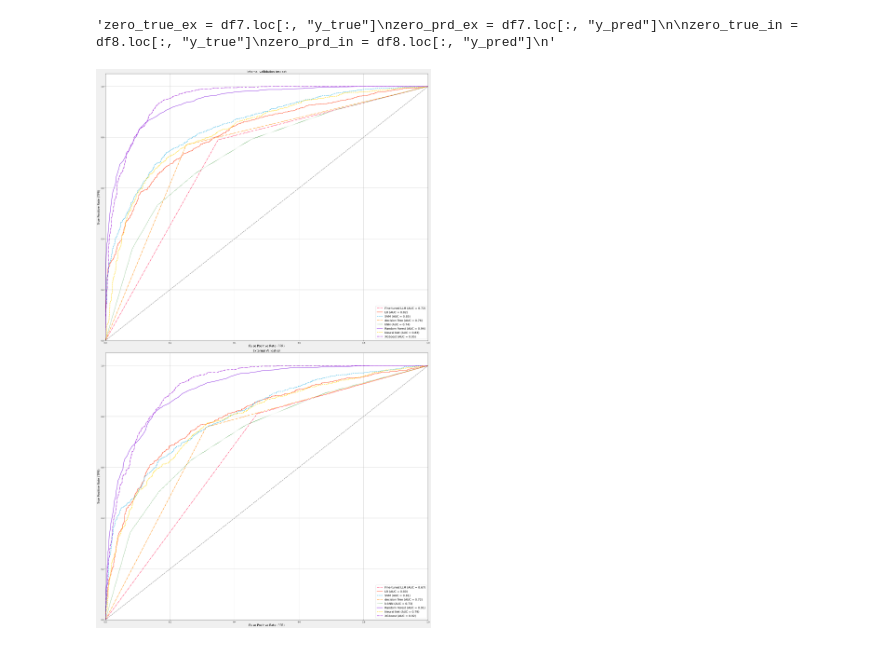
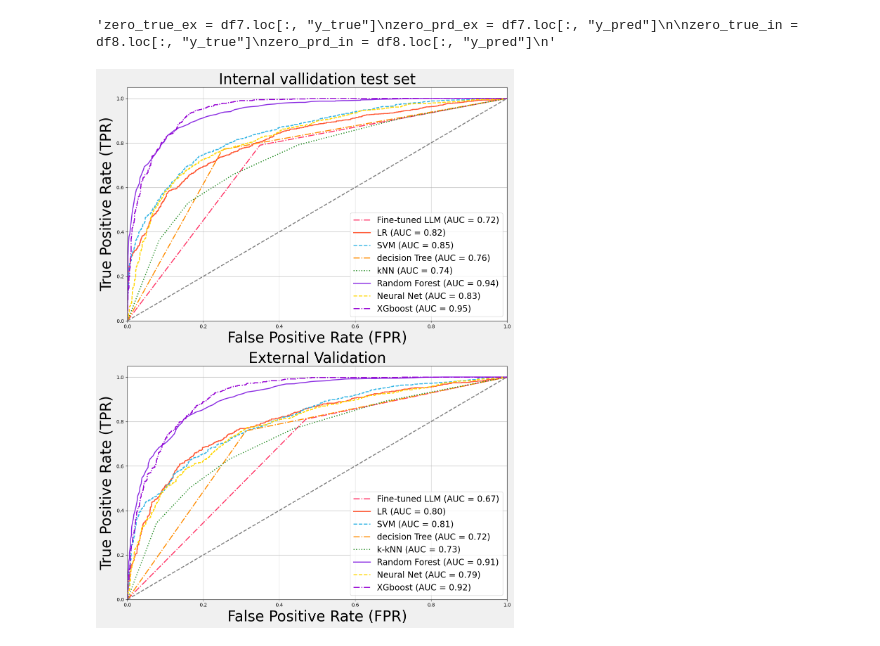
Before and after one commit to mohammad-gh009/Large-Language-Models-vs-Classical-Machine-learning, a Jupyter notebook: plots/Results.ipynb, the cells around one changed output. Drawn from its saved outputs; the diff is of its cells as text; code cells hidden in the pictures.

Commit message:
resizes images

```diff
--- a/plots/Results.ipynb
+++ b/plots/Results.ipynb
@@ -138,7 +138,7 @@ roc_auci3 = auc(fpri3, tpri3)
 '''roc_auci4 = auc(fpri4, tpri4)'''
 
 # Create subplots
-fig, axes = plt.subplots(2, 1, figsize=(24,40))
+fig, axes = plt.subplots(2, 1, figsize=(12,16))
 fig.patch.set_facecolor('#F0F0F0')
 
 
@@ -154,40 +154,40 @@ axes[1].plot(fpr_knn_ex, tpr_knn_ex, color='#228B22', lw=2, linestyle=':', marke
 axes[1].plot(fpr_forest_ex, tpr_forest_ex,color='#8A2BE2', lw=2, linestyle='-', markersize=8, label=f'Random Forest (AUC = {roc_auc_forest_ex:.2f})')
 axes[1].plot(fpr_neural_ex, tpr_neural_ex, color='#FFD700', lw=2, linestyle='--', markersize=8, label=f'Neural Net (AUC = {roc_auc_neural_ex:.2f})')
 axes[1].plot(fpr_boost_ex, tpr_boost_ex, color='#9400D3', lw=2, linestyle='-.', markersize=8, label=f'XGboost (AUC = {roc_auc_boost_ex:.2f})')
 
 # Set plot properties for external validation
 axes[1].plot([0, 1], [0, 1], color='gray', lw=2, linestyle='--')
 axes[1].set_xlim([0.0, 1.0])
 axes[1].set_ylim([0.0, 1.05])
-axes[1].set_xlabel('False Positive Rate (FPR)', fontsize=15)
-axes[1].set_ylabel('True Positive Rate (TPR)', fontsize=15)
-axes[1].set_title('External Validation', fontsize=15)
-axes[1].legend(loc='lower right', fontsize='x-large')
+axes[1].set_xlabel('False Positive Rate (FPR)', fontsize=30)
+axes[1].set_ylabel('True Positive Rate (TPR)', fontsize=30)
+axes[1].set_title('External Validation', fontsize=30)
+axes[1].legend(loc='lower right', fontsize='xx-large')
 axes[1].grid(True)
 
 # Plot ROC curves for internal validation
 #axes[0].plot(fpri2, tpri2, color='#33B5E5', lw=2, linestyle='--', markersize=8, label=f'Vector search (AUC = {roc_auci2:.2f})')
 axes[0].plot(fpri3, tpri3, color='#FF3366', lw=2, linestyle='-.', markersize=8, label=f'Fine-tuned LLM (AUC = {roc_auci3:.2f})')
 #axes[0].plot(fpri4, tpri4, color='#FB3366', lw=2, linestyle='-.', markersize=8, label=f'Zero shot(AUC = {roc_auci4:.2f})')
 axes[0].plot(fpr_lr_in, tpr_lr_in, color='#FF5733', lw=2, linestyle='-', markersize=8, label=f'LR (AUC = {roc_auc_lr_in:.2f})')
 axes[0].plot(fpr_svm_in, tpr_svm_in, color='#33B5E5', lw=2, linestyle='--', markersize=8, label=f'SVM (AUC = {roc_auc_svm_in:.2f})')
 axes[0].plot(fpr_tree_in, tpr_tree_in, color='#FF8C00', lw=2, linestyle='-.', markersize=8, label=f'decision Tree (AUC = {roc_auc_tree_in:.2f})')
 axes[0].plot(fpr_knn_in, tpr_knn_in, color='#228B22', lw=2, linestyle=':', markersize=8, label=f'kNN (AUC = {roc_auc_knn_in:.2f})')
 axes[0].plot(fpr_forest_in, tpr_forest_in, color='#8A2BE2', lw=2, linestyle='-',  markersize=8, label=f'Random Forest (AUC = {roc_auc_forest_in:.2f})')
 axes[0].plot(fpr_neural_in, tpr_neural_in, color='#FFD700', lw=2, linestyle='--', markersize=8, label=f'Neural Net (AUC = {roc_auc_neural_in:.2f})')
 axes[0].plot(fpr_boost_in, tpr_boost_in, color='#9400D3', lw=2, linestyle='-.', markersize=8, label=f'XGboost (AUC = {roc_auc_boost_in:.2f})')
 
 # Set plot properties for internal validation
 axes[0].plot([0, 1], [0, 1], color='gray', lw=2, linestyle='--')
 axes[0].set_xlim([0.0, 1.0])
 axes[0].set_ylim([0.0, 1.05])
-axes[0].set_xlabel('False Positive Rate (FPR)', fontsize=15)
-axes[0].set_ylabel('True Positive Rate (TPR)', fontsize=15)
-axes[0].set_title('Internal vallidation test set', fontsize=15)
-axes[0].legend(loc='lower right', fontsize='x-large')
+axes[0].set_xlabel('False Positive Rate (FPR)', fontsize=30)
+axes[0].set_ylabel('True Positive Rate (TPR)', fontsize=30)
+axes[0].set_title('Internal vallidation test set', fontsize=30)
+axes[0].legend(loc='lower right', fontsize='xx-large')
 axes[0].grid(True)
-
+plt.subplots_adjust(hspace=0.1, wspace=3)
 plt.tight_layout()
 plt.show()
 # %% [output]
-[figure, old version]
+[figure, new version]
```
Also changed, not shown: 3 other files.
